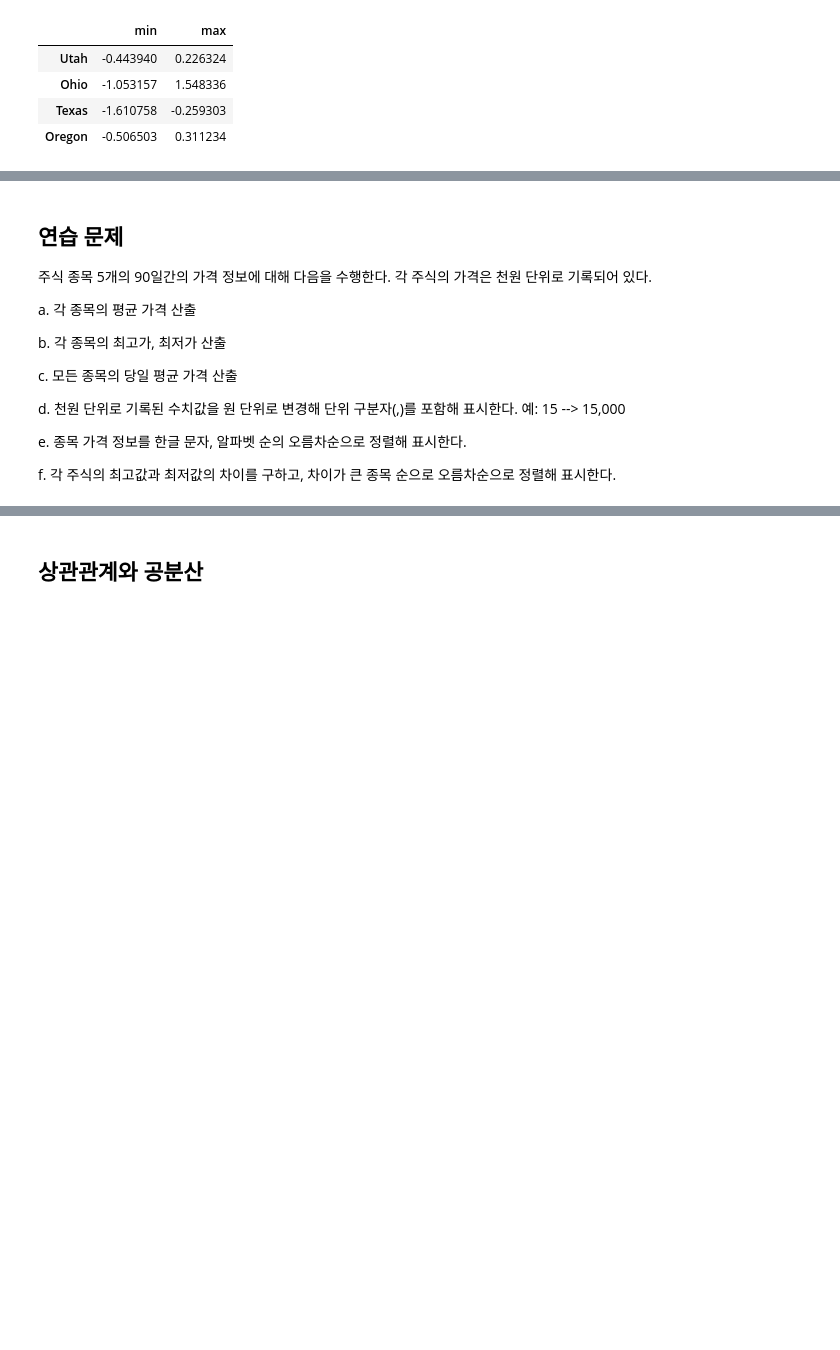
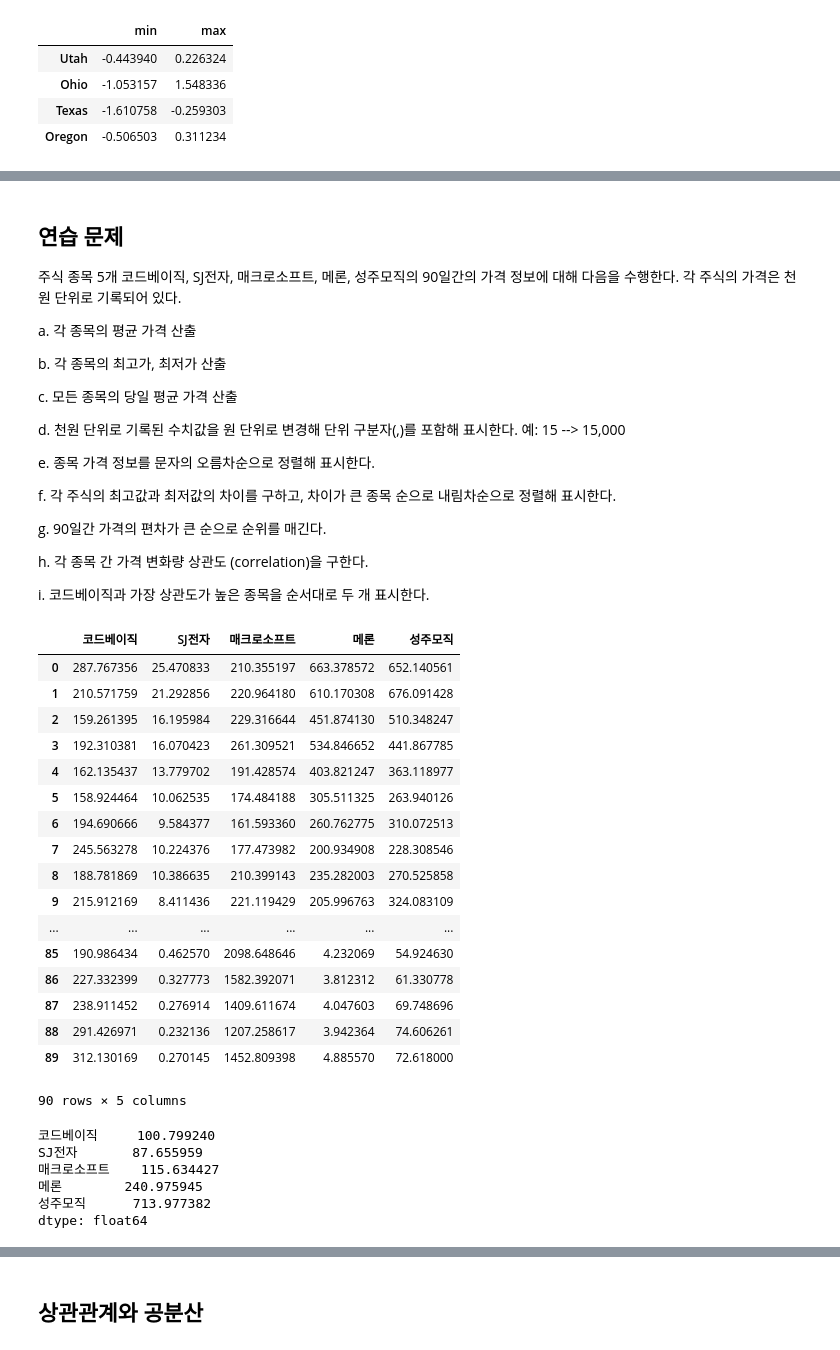
Before and after one commit to lseongjoo/bigpy, a Jupyter notebook: pandas.ipynb, the cells around one changed output, grey strips where cells are left out. Cells and saved outputs as stored; diff of their text form; code cells hidden in the pictures; blank space fills up the shorter version.

```diff
--- a/pandas.ipynb
+++ b/pandas.ipynb
@@ -1227,7 +1251,7 @@ frame.apply(f, axis=1)
 # %% [markdown]
 ## 연습 문제
 
-주식 종목 5개의 90일간의 가격 정보에 대해 다음을 수행한다. 각 주식의 가격은 천원 단위로 기록되어 있다.
+주식 종목 5개 코드베이직, SJ전자, 매크로소프트, 메론, 성주모직의 90일간의 가격 정보에 대해 다음을 수행한다. 각 주식의 가격은 천원 단위로 기록되어 있다.
 
 a. 각 종목의 평균 가격 산출
 
@@ -1237,6 +1261,57 @@ c. 모든 종목의 당일 평균 가격 산출
 
 d. 천원 단위로 기록된 수치값을 원 단위로 변경해 단위 구분자(,)를 포함해 표시한다. 예: 15 --> 15,000
 
-e. 종목 가격 정보를 한글 문자, 알파벳 순의 오름차순으로 정렬해 표시한다.
+e. 종목 가격 정보를 문자의 오름차순으로 정렬해 표시한다.
 
-f. 각 주식의 최고값과 최저값의 차이를 구하고, 차이가 큰 종목 순으로 오름차순으로 정렬해 표시한다.
+f. 각 주식의 최고값과 최저값의 차이를 구하고, 차이가 큰 종목 순으로 내림차순으로 정렬해 표시한다.
+
+g. 90일간 가격의 편차가 큰 순으로 순위를 매긴다.
+
+h. 각 종목 간 가격 변화량 상관도 (correlation)을 구한다.
+
+i. 코드베이직과 가장 상관도가 높은 종목을 순서대로 두 개 표시한다.
+# %%
+def gen_sim_price(num_stocks=10, num_days=90):
+    """주식 종목 가격 시뮬레이션.
+    지정된 종목 개수에 대한 지정된 일수만큼의 모의 가격 생성"""
+    prices = np.random.randint(5,1000, size=num_stocks)
+    changes = 1+np.random.uniform(low=-0.3, high=0.3,
+                                  size=(num_days, num_stocks))
+    prices =  prices * changes.cumprod(0)
+
+    return prices
+
+prices = gen_sim_price(5) # 5개 종목 90일 가격 생성
+stock_names = [u'코드베이직', u'SJ전자', u'매크로소프트', u'메론', u'성주모직']
+price_frame = DataFrame(prices,
+                       columns=stock_names)
+price_frame
+# %% [output]
+|  | 코드베이직 | SJ전자 | 매크로소프트 | 메론 | 성주모직 |
+| 0 | 287.767356 | 25.470833 | 210.355197 | 663.378572 | 652.140561 |
+| 1 | 210.571759 | 21.292856 | 220.964180 | 610.170308 | 676.091428 |
+| 2 | 159.261395 | 16.195984 | 229.316644 | 451.874130 | 510.348247 |
+| 3 | 192.310381 | 16.070423 | 261.309521 | 534.846652 | 441.867785 |
+| 4 | 162.135437 | 13.779702 | 191.428574 | 403.821247 | 363.118977 |
+| 5 | 158.924464 | 10.062535 | 174.484188 | 305.511325 | 263.940126 |
+| 6 | 194.690666 | 9.584377 | 161.593360 | 260.762775 | 310.072513 |
+| 7 | 245.563278 | 10.224376 | 177.473982 | 200.934908 | 228.308546 |
+| 8 | 188.781869 | 10.386635 | 210.399143 | 235.282003 | 270.525858 |
+| 9 | 215.912169 | 8.411436 | 221.119429 | 205.996763 | 324.083109 |
+| ... | ... | ... | ... | ... | ... |
+| 85 | 190.986434 | 0.462570 | 2098.648646 | 4.232069 | 54.924630 |
+| 86 | 227.332399 | 0.327773 | 1582.392071 | 3.812312 | 61.330778 |
+| 87 | 238.911452 | 0.276914 | 1409.611674 | 4.047603 | 69.748696 |
+| 88 | 291.426971 | 0.232136 | 1207.258617 | 3.942364 | 74.606261 |
+| 89 | 312.130169 | 0.270145 | 1452.809398 | 4.885570 | 72.618000 |
+90 rows × 5 columns
+# %%
+# 각 종목의 평균
+price_frame.apply(np.mean)
+# %% [output]
+코드베이직     100.799240
+SJ전자       87.655959
+매크로소프트    115.634427
+메론        240.975945
+성주모직      713.977382
+dtype: float64
```
Also changed, not shown: parts of 61 cells of this notebook.
